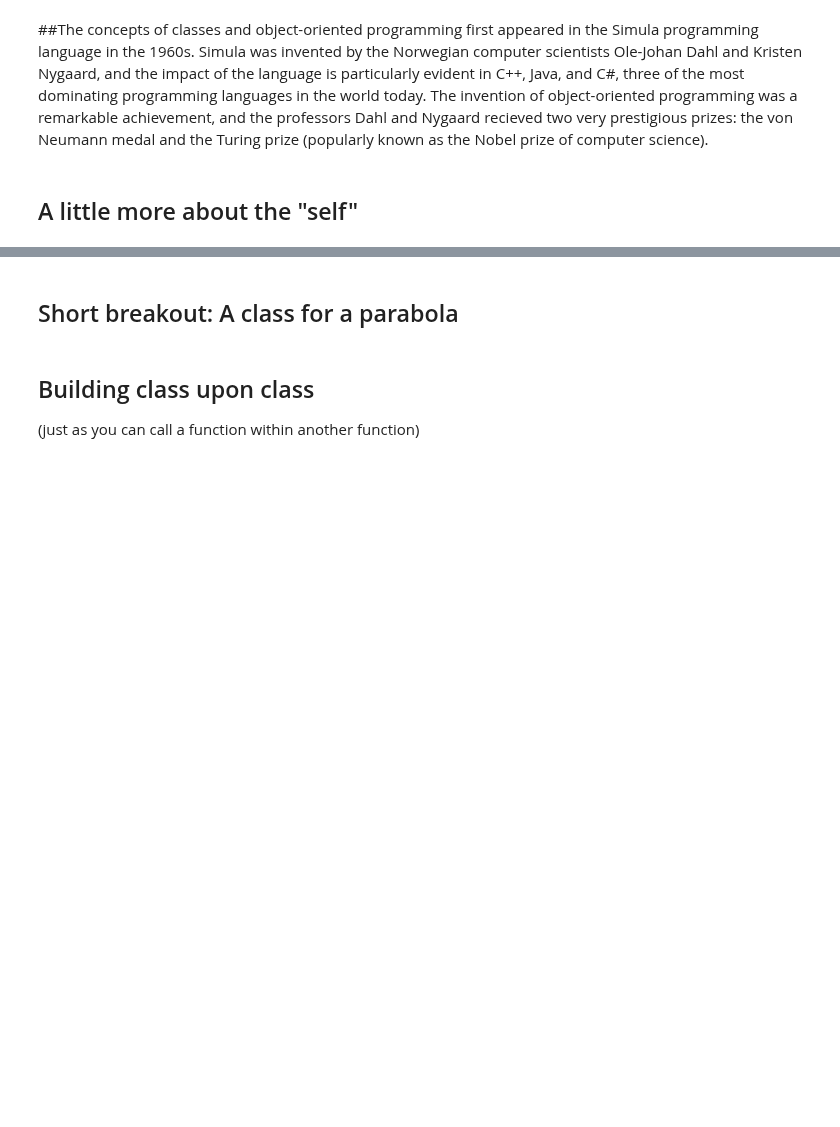
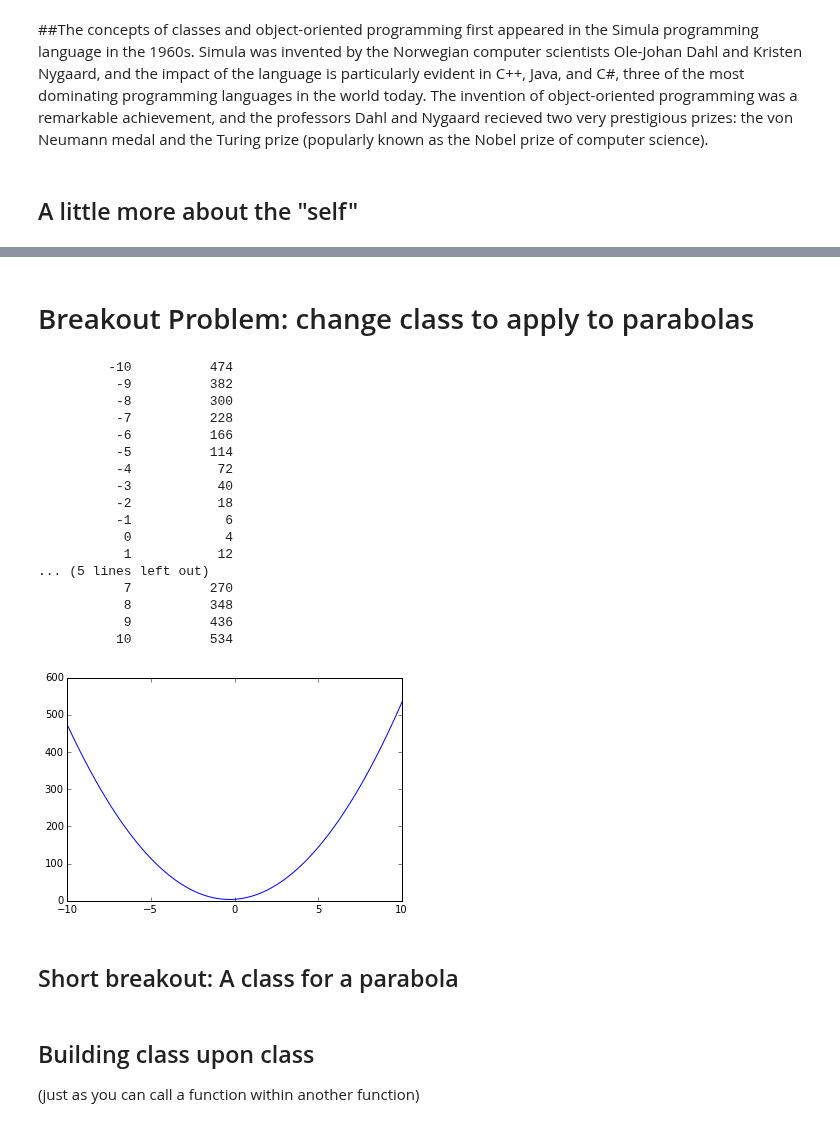
Before and after one commit to COMPPHYS-JNGUYEN/comp-phys, a Jupyter notebook: comp-phys_week-5pt2.ipynb, the cells around one changed output, grey strips where cells are left out. Cells and saved outputs as stored; diff of their text form; code cells hidden in the pictures; blank space fills up the shorter version.

```diff
--- a/comp-phys_week-5pt2.ipynb
+++ b/comp-phys_week-5pt2.ipynb
@@ -201 +248,3 @@ lol
+# %% [markdown]
+# Breakout Problem: change class to apply to parabolas
 # %%
@@ -222,13 +272,32 @@ class Line:
 # %%
-%matplotlib inline
-import matplotlib.pyplot as plt
-import numpy as np
-ln = Line(c0 = 4., c1 = 3.)
-t = ln.table(1.0, 10., 10)
-print t
-x = np.linspace(1., 10., 10)
-plt.plot (x, ln(x))
-plt.show()
+# %matplotlib inline
+# import matplotlib.pyplot as plt
+# import numpy as np
+# ln = Line(c0 = 4., c1 = 3., c2 = 5.)
+# t = ln.table(-10, 10., 21)
+# print t
+# x = np.linspace(-10., 10., 100)
+# plt.plot (x, ln(x))
+# plt.show()
+# %% [output]
+         -10          474
+          -9          382
+          -8          300
+          -7          228
+          -6          166
+          -5          114
+          -4           72
+          -3           40
+          -2           18
+          -1            6
+           0            4
+           1           12
+... (5 lines left out)
+           7          270
+           8          348
+           9          436
+          10          534
+[figure, added]
 # %% [markdown]
 ## Short breakout: A class for a parabola
 # %%
```
Also changed, not shown: parts of 8 cells of this notebook, 1 other file.
